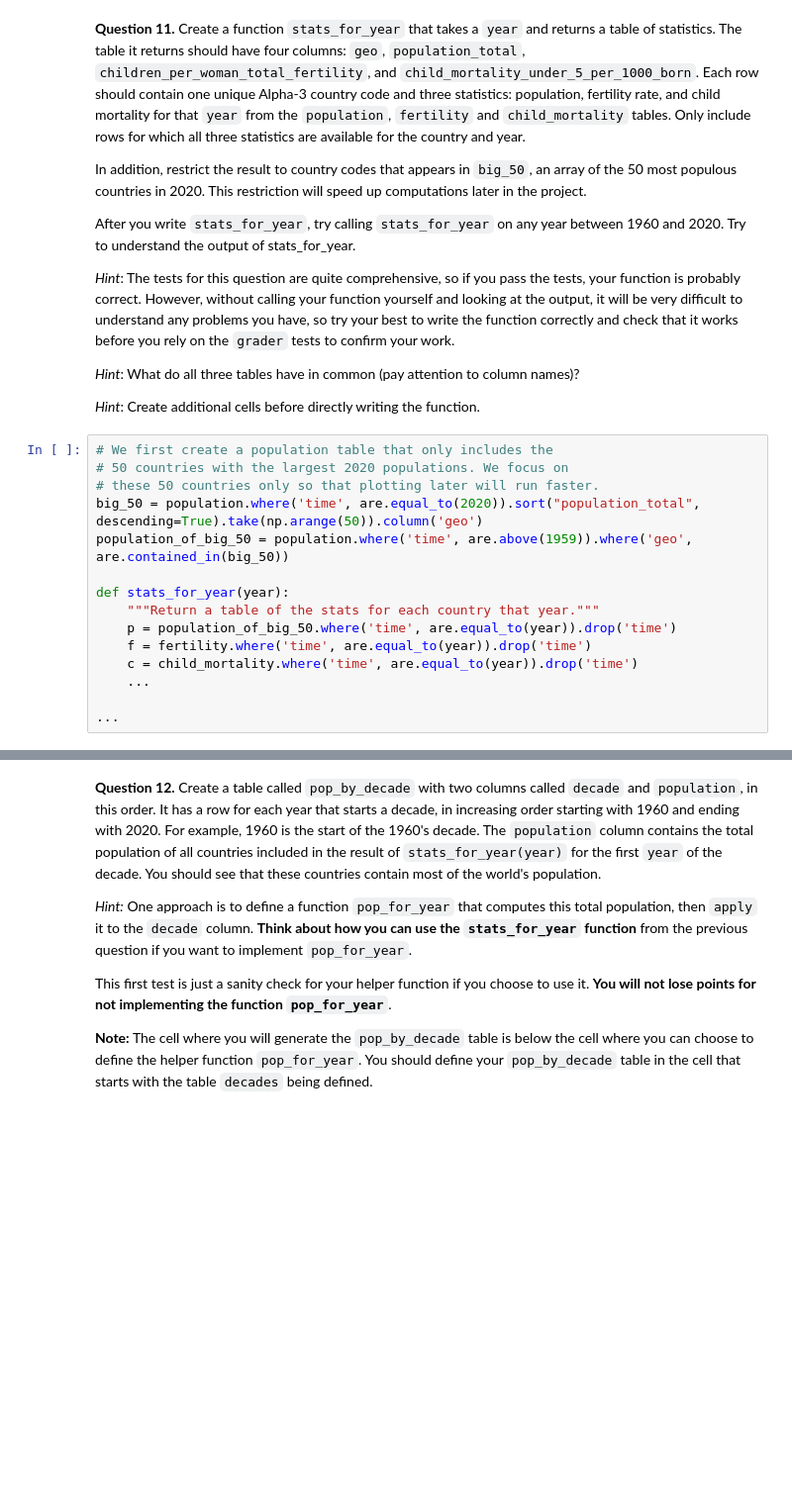
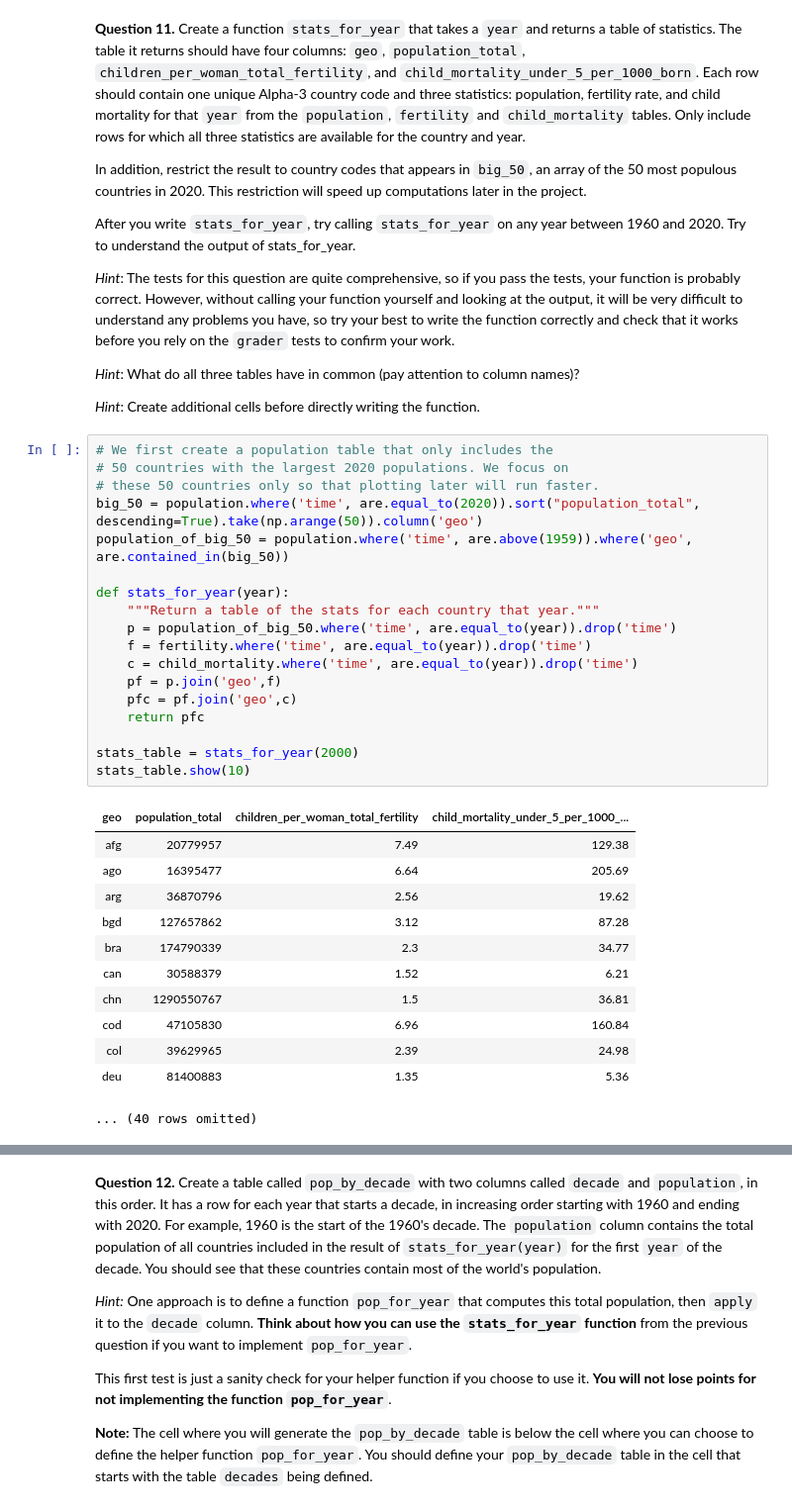
Before and after one commit to cohlrich/Intro-to-data-analytics---cohlrich, a Jupyter notebook: project1/project1.ipynb, the cells around one changed output, grey strips where cells are left out. Shown at 99% size. Saved outputs shown, nothing was run; the diff lists cells and outputs as text; blank space fills up the shorter version.

```diff
--- a/project1/project1.ipynb
+++ b/project1/project1.ipynb
@@ -396,17 +446,33 @@ After you write `stats_for_year`, try calling `stats_for_year` on any year betwe
 # %%
 # We first create a population table that only includes the
 # 50 countries with the largest 2020 populations. We focus on
 # these 50 countries only so that plotting later will run faster.
 big_50 = population.where('time', are.equal_to(2020)).sort("population_total", descending=True).take(np.arange(50)).column('geo')
 population_of_big_50 = population.where('time', are.above(1959)).where('geo', are.contained_in(big_50))
 
 def stats_for_year(year):
     """Return a table of the stats for each country that year."""
     p = population_of_big_50.where('time', are.equal_to(year)).drop('time')
     f = fertility.where('time', are.equal_to(year)).drop('time')
     c = child_mortality.where('time', are.equal_to(year)).drop('time')
-    ...
+    pf = p.join('geo',f)
+    pfc = pf.join('geo',c)
+    return pfc
 
-...
+stats_table = stats_for_year(2000)
+stats_table.show(10)
+# %% [output]
+| geo | population_total | children_per_woman_total_fertility | child_mortality_under_5_per_1000_... |
+| afg | 20779957 | 7.49 | 129.38 |
+| ago | 16395477 | 6.64 | 205.69 |
+| arg | 36870796 | 2.56 | 19.62 |
+| bgd | 127657862 | 3.12 | 87.28 |
+| bra | 174790339 | 2.3 | 34.77 |
+| can | 30588379 | 1.52 | 6.21 |
+| chn | 1290550767 | 1.5 | 36.81 |
+| cod | 47105830 | 6.96 | 160.84 |
+| col | 39629965 | 2.39 | 24.98 |
+| deu | 81400883 | 1.35 | 5.36 |
+... (40 rows omitted)
 # %%
 grader.check("q1_11")
```
Also changed, not shown: parts of 33 cells of this notebook, 1 other file.
